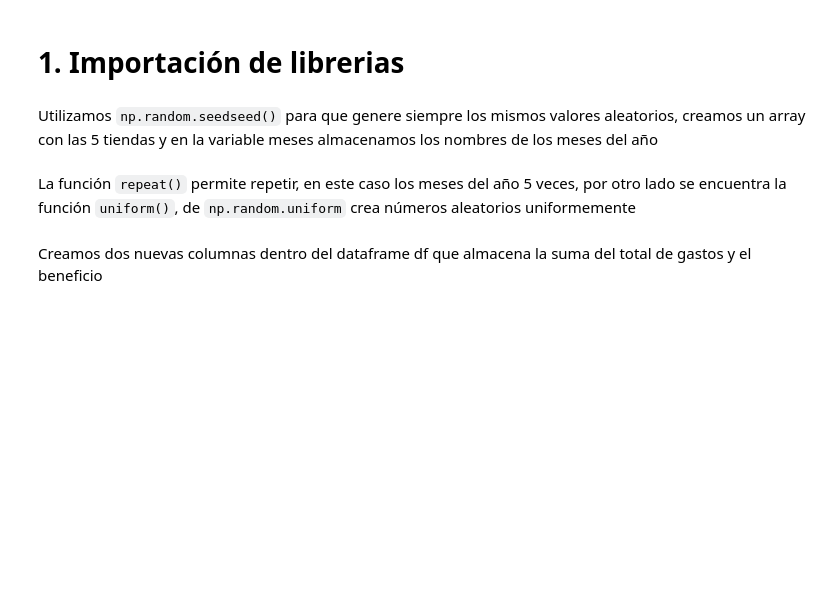
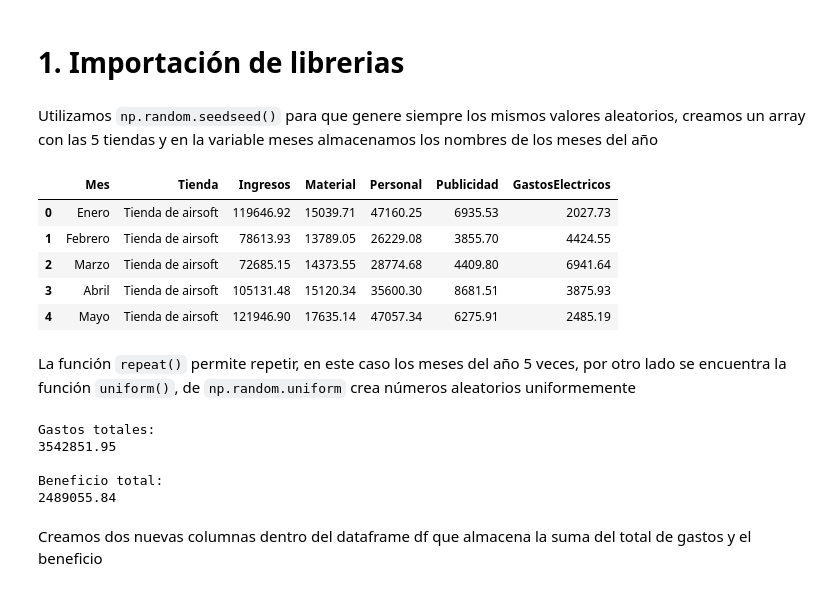
Before and after one commit to SamuehFDEZ/SistemasBigData, a Jupyter notebook: UD4/proyectoPython.ipynb, the cells around one changed output. Drawn from its saved outputs; the diff is of its cells as text; code cells hidden in the pictures; blank space fills up the shorter version.

```diff
--- a/UD4/proyectoPython.ipynb
+++ b/UD4/proyectoPython.ipynb
@@ -25,20 +25,41 @@ Utilizamos `np.random.seedseed()` para que genere siempre los mismos valores ale
 # %%
 # Generación de datos lógicos para 5 tiendas en 12 meses
 df = pd.DataFrame({
     "Mes": np.tile(meses, 5),
     "Tienda": np.repeat(tiendas, 12),
     "Ingresos": np.round(np.random.uniform(50000, 150000, 60), 2),
     "Material": np.round(np.random.uniform(5000, 20000, 60), 2),
     "Personal": np.round(np.random.uniform(20000, 50000, 60), 2),
     "Publicidad": np.round(np.random.uniform(3000, 10000, 60), 2),
     "GastosElectricos": np.round(np.random.uniform(2000, 7000, 60), 2)
 })
+
+df.head()
+# %% [output]
+|  | Mes | Tienda | Ingresos | Material | Personal | Publicidad | GastosElectricos |
+| 0 | Enero | Tienda de airsoft | 119646.92 | 15039.71 | 47160.25 | 6935.53 | 2027.73 |
+| 1 | Febrero | Tienda de airsoft | 78613.93 | 13789.05 | 26229.08 | 3855.70 | 4424.55 |
+| 2 | Marzo | Tienda de airsoft | 72685.15 | 14373.55 | 28774.68 | 4409.80 | 6941.64 |
+| 3 | Abril | Tienda de airsoft | 105131.48 | 15120.34 | 35600.30 | 8681.51 | 3875.93 |
+| 4 | Mayo | Tienda de airsoft | 121946.90 | 17635.14 | 47057.34 | 6275.91 | 2485.19 |
 # %% [markdown]
 La función `repeat()` permite repetir, en este caso los meses del año 5 veces, por otro lado se encuentra la función `uniform()`, de `np.random.uniform` crea números aleatorios uniformemente
 # %%
 # Cálculo de total de gastos y beneficio
 df["TotalGastos"] = df[["Material", "Personal", "Publicidad", "GastosElectricos"]].sum(axis=1)
 df["Beneficio"] = df["Ingresos"] - df["TotalGastos"]
+
+print("Gastos totales: ")
+print(round(df["TotalGastos"].sum(), 2))
+print()
+print("Beneficio total: ")
+print(df["Beneficio"].sum())
+# %% [output]
+Gastos totales:
+3542851.95
+
+Beneficio total:
+2489055.84
 # %% [markdown]
 Creamos dos nuevas columnas dentro del dataframe df que almacena la suma del total de gastos y el beneficio
 # %%
```
Also changed, not shown: parts of 8 cells of this notebook.
